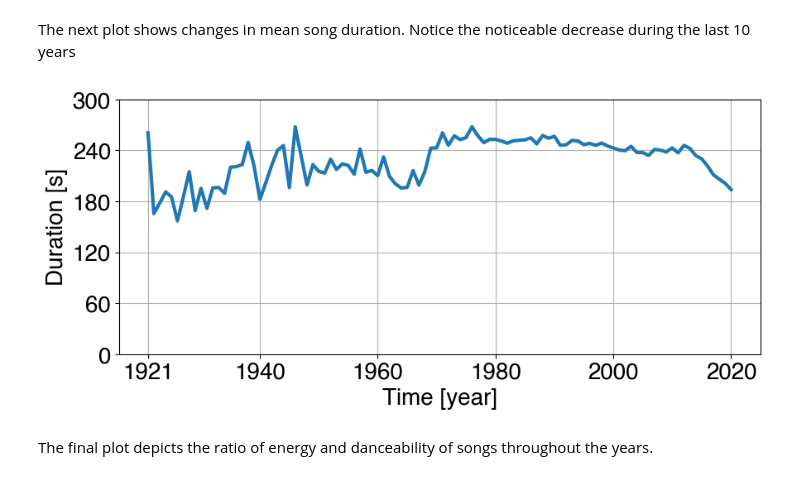
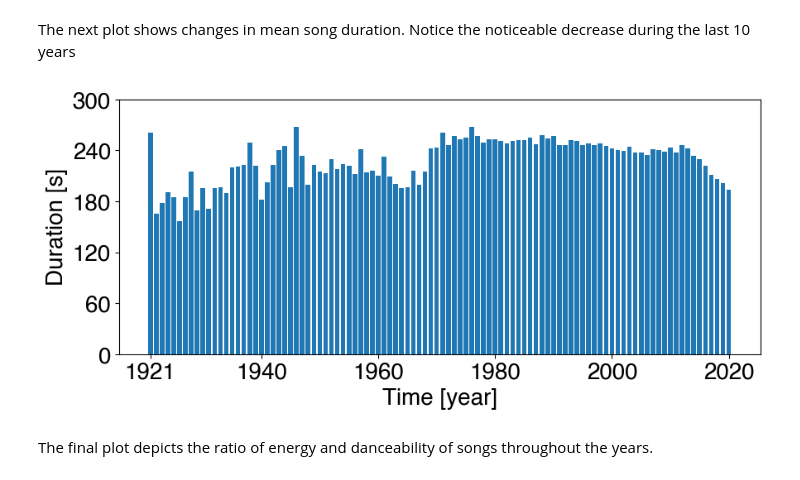
Before and after one commit to Radu-Nicolae/PAPER-Music-Evolution-Over-the-Last-Century, a Jupyter notebook: data-wranggler.ipynb, the cells around one changed output. Cells and saved outputs as stored; diff of their text form; code cells hidden in the pictures.

```diff
--- a/data-wranggler.ipynb
+++ b/data-wranggler.ipynb
@@ -180,22 +187,20 @@ The next plot shows changes in mean song duration. Notice the noticeable decreas
 # %%
 plt.figure(figsize=(10, 4))
 
 plt.xticks(years, fontsize=TICK_FONT)
 plt.yticks([0, 60, 120, 180, 240, 300], fontsize=TICK_FONT)
 
 plt.ylim(0,300)
-plt.grid()
 
 plt.rc('font', **font)
-
-plt.plot(data['year'], data['duration_sec'], label="duration", linewidth=3)
+plt.bar(data['year'], data['duration_sec'], label="duration", linewidth=3)
 
 plt.xlabel("Time [year]")
 plt.ylabel('Duration [s]')
 
 plt.savefig("plots/duration.pdf", format="pdf", bbox_inches="tight")
 # %% [output]
-[figure, old version]
+[figure, new version]
 # %% [markdown]
 The final plot depicts the ratio of energy and danceability of songs throughout the years.
 # %%
```
Also changed, not shown: parts of 4 cells of this notebook, 5 other files.
